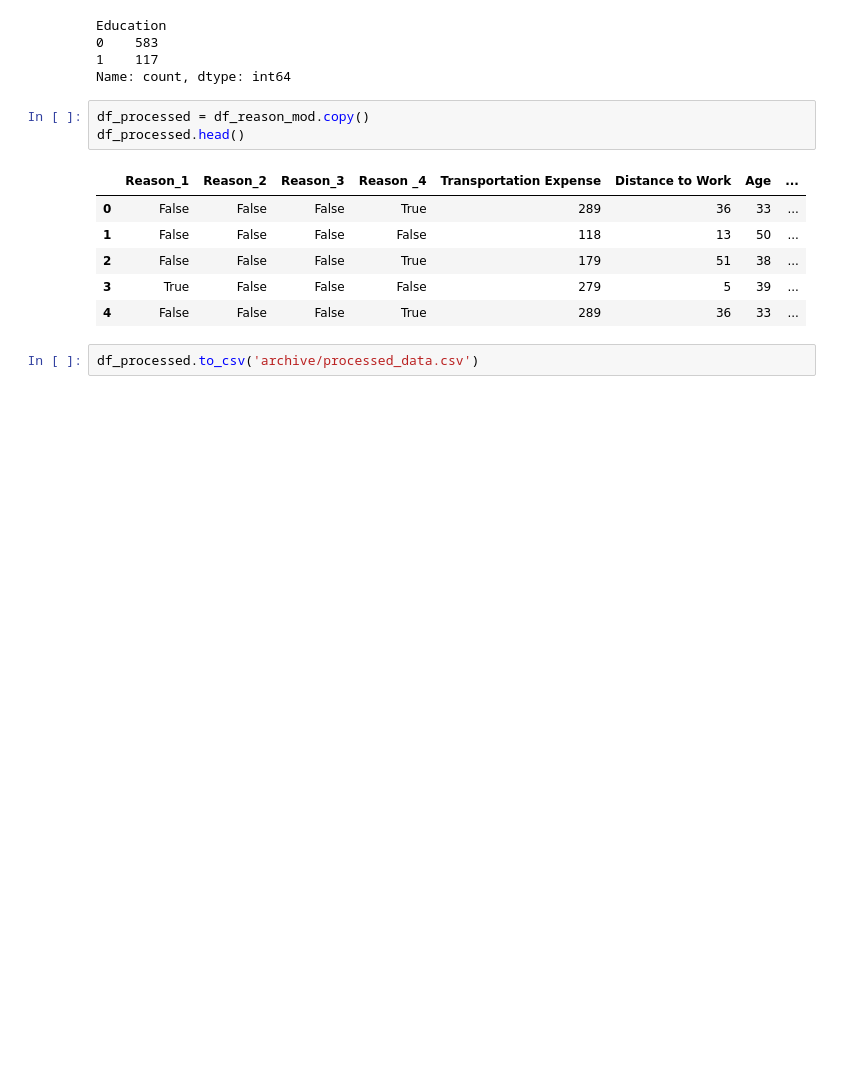
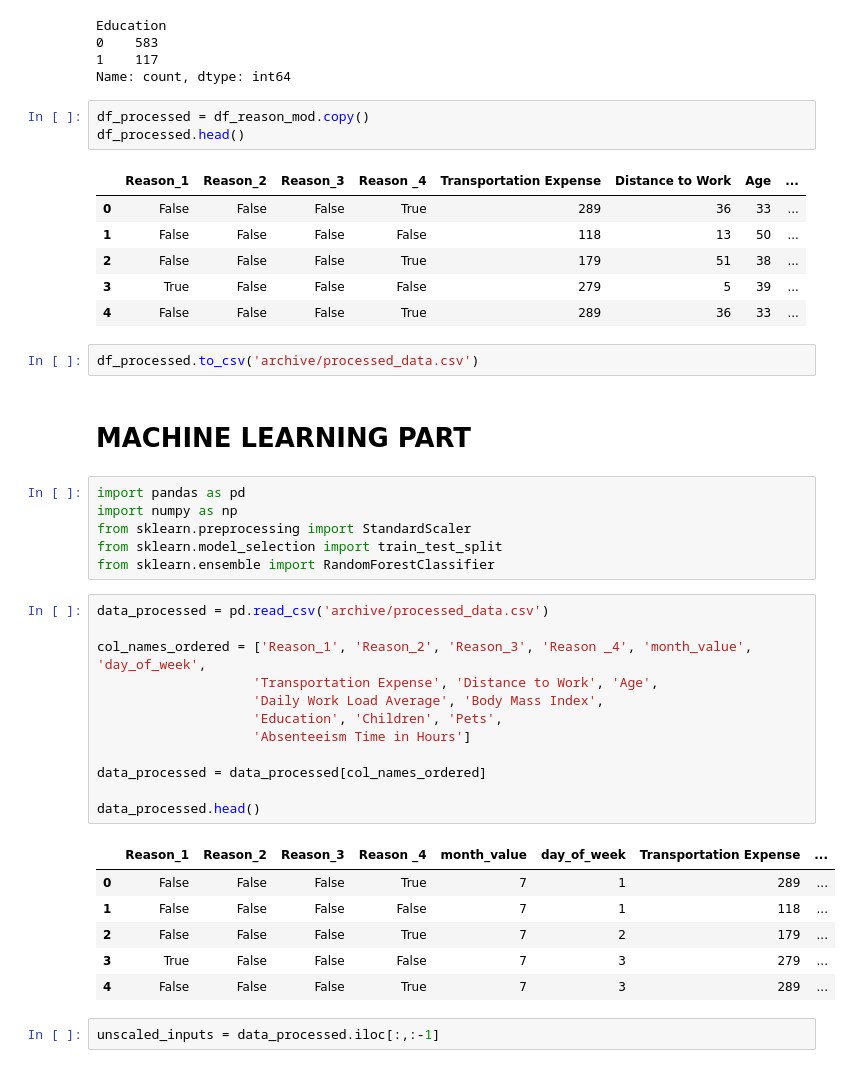
Before and after one commit to PhoenixDwarf/FORK-Inteligencia-artificial-computacion-U, a Jupyter notebook: Kaggle Project/absenteeism-at-work.ipynb, the cells around one changed output. Drawn from its saved outputs; the diff is of its cells as text; blank space fills up the shorter version.

```diff
--- a/Kaggle Project/absenteeism-at-work.ipynb
+++ b/Kaggle Project/absenteeism-at-work.ipynb
@@ -371,3 +371,32 @@ df_processed.head()
 | 4 | False | False | False | True | 289 | 36 | 33 | ... |
 # %%
 df_processed.to_csv('archive/processed_data.csv')
+# %% [markdown]
+# MACHINE LEARNING PART
+# %%
+import pandas as pd
+import numpy as np
+from sklearn.preprocessing import StandardScaler
+from sklearn.model_selection import train_test_split
+from sklearn.ensemble import RandomForestClassifier
+# %%
+data_processed = pd.read_csv('archive/processed_data.csv')
+
+col_names_ordered = ['Reason_1', 'Reason_2', 'Reason_3', 'Reason _4', 'month_value', 'day_of_week',
+                    'Transportation Expense', 'Distance to Work', 'Age',
+                    'Daily Work Load Average', 'Body Mass Index',
+                    'Education', 'Children', 'Pets',
+                    'Absenteeism Time in Hours']
+
+data_processed = data_processed[col_names_ordered]
+
+data_processed.head()
+# %% [output]
+|  | Reason_1 | Reason_2 | Reason_3 | Reason _4 | month_value | day_of_week | Transportation Expense | ... |
+| 0 | False | False | False | True | 7 | 1 | 289 | ... |
+| 1 | False | False | False | False | 7 | 1 | 118 | ... |
+| 2 | False | False | False | True | 7 | 2 | 179 | ... |
+| 3 | True | False | False | False | 7 | 3 | 279 | ... |
+| 4 | False | False | False | True | 7 | 3 | 289 | ... |
+# %%
+unscaled_inputs = data_processed.iloc[:,:-1]
```
Also changed, not shown: parts of 28 cells of this notebook.
